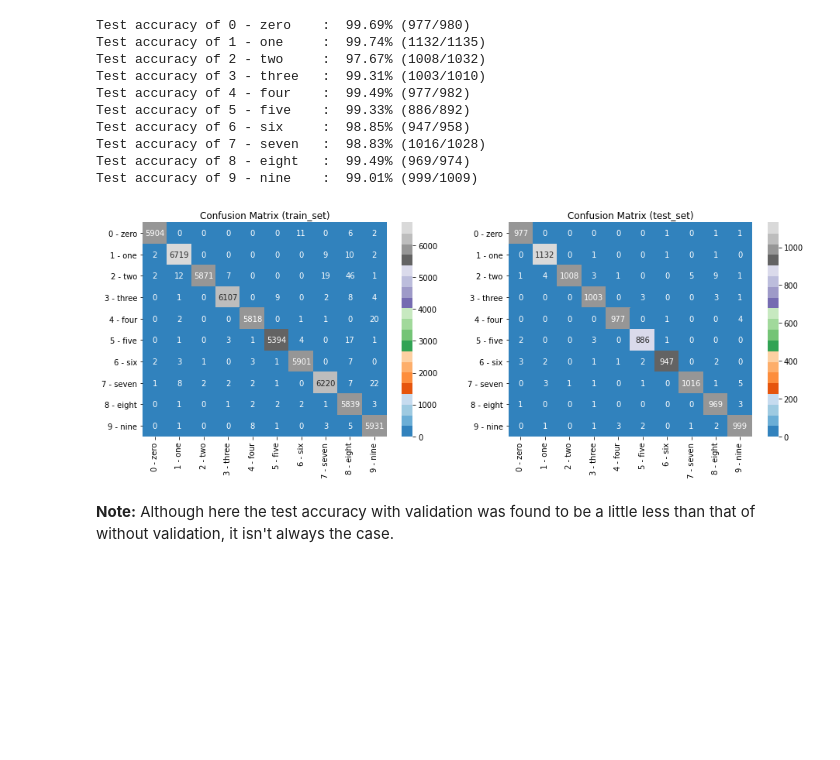
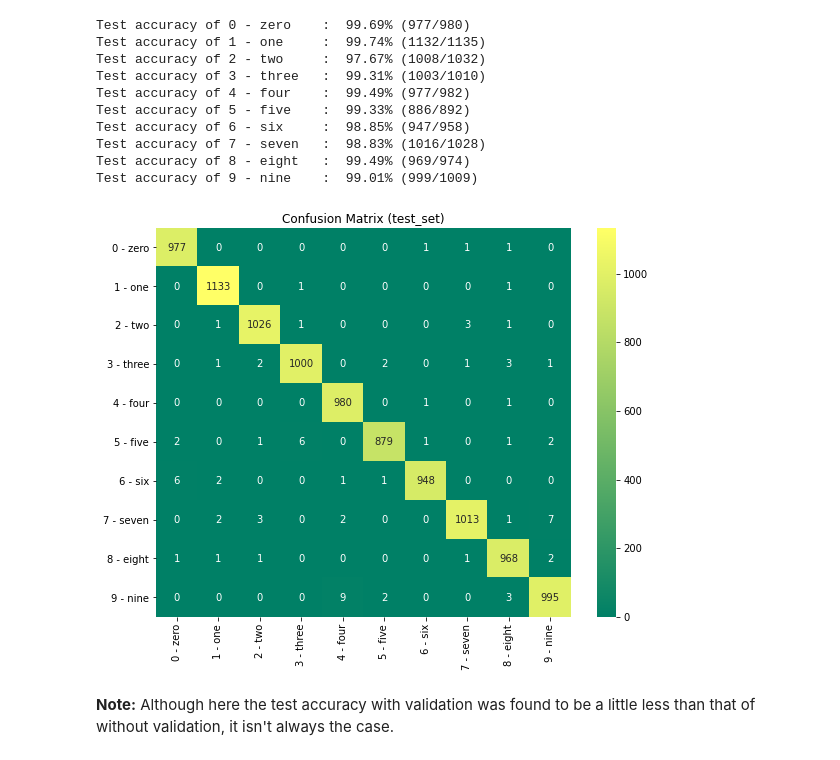
Before and after one commit to priyavrat-misra/handwritten-digit-classification, a Jupyter notebook: results.ipynb, the cells around one changed output. Drawn from its saved outputs; the diff is of its cells as text; code cells hidden in the pictures; blank space fills up the shorter version.

```diff
--- a/results.ipynb
+++ b/results.ipynb
@@ -323,21 +297,18 @@ Test accuracy of 7 - seven   :  98.83% (1016/1028)
 Test accuracy of 8 - eight   :  99.49% (969/974)
 Test accuracy of 9 - nine    :  99.01% (999/1009)
 # %%
-cm_train = pd.DataFrame(val_train_confmat.numpy(), index=train_set.classes, columns=train_set.classes)
-cm_test = pd.DataFrame(val_test_confmat.numpy(), index=test_set.classes, columns=test_set.classes)
+# plot confusion matrix
+cm_test = pd.DataFrame(test_confmat.numpy(), index=test_set.classes, columns=test_set.classes)
 
-fig = plt.figure(figsize=(100, 60))
-ax = fig.add_subplot(10, 12, 1)
-ax = sns.heatmap(cm_train, annot=True, cmap='tab20c', fmt='d', annot_kws={'size': 10})
-ax.set_title("Confusion Matrix (train_set)")
-ax = fig.add_subplot(10, 12, 2)
-ax = sns.heatmap(cm_test, annot=True, cmap='tab20c', fmt='d', annot_kws={'size': 10})
+fig = plt.figure(figsize=(8, 6))
+ax = fig.add_axes([0.1, 0.1, 0.9, 0.9])
+ax = sns.heatmap(cm_test, annot=True, cmap='summer', fmt='d', annot_kws={'size': 10})
 ax.set_title("Confusion Matrix (test_set)")
 
 plt.show()
 fig.savefig('visualizations/confusion_matrix_with_val.png', bbox='tight')
 plt.close()
 # %% [output]
-[figure, old version]
+[figure, new version]
 # %% [markdown]
 __Note:__ Although here the test accuracy with validation was found to be a little less than that of without validation, it isn't always the case.
```
Also changed, not shown: parts of 9 cells of this notebook, 4 other files.
